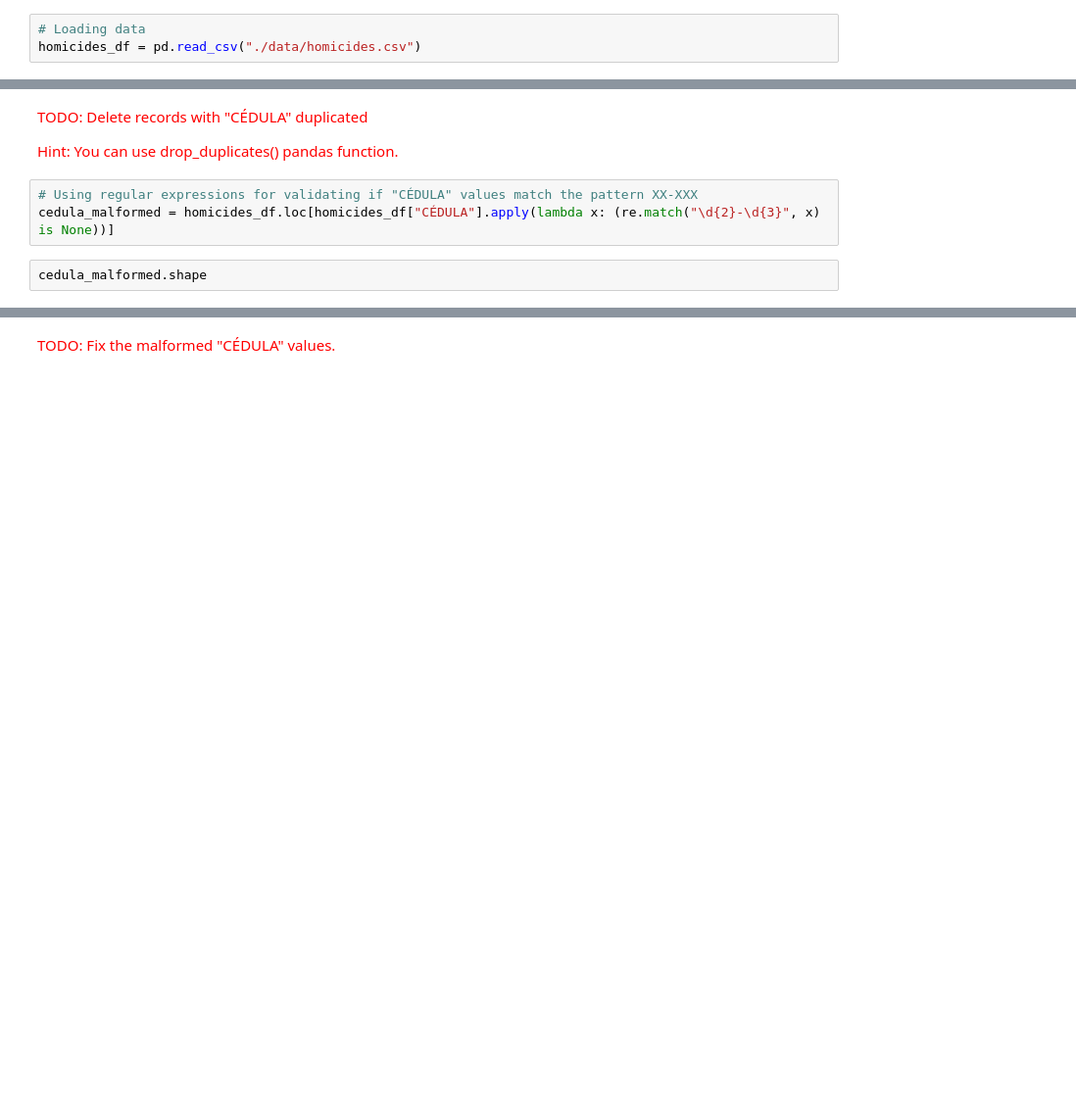
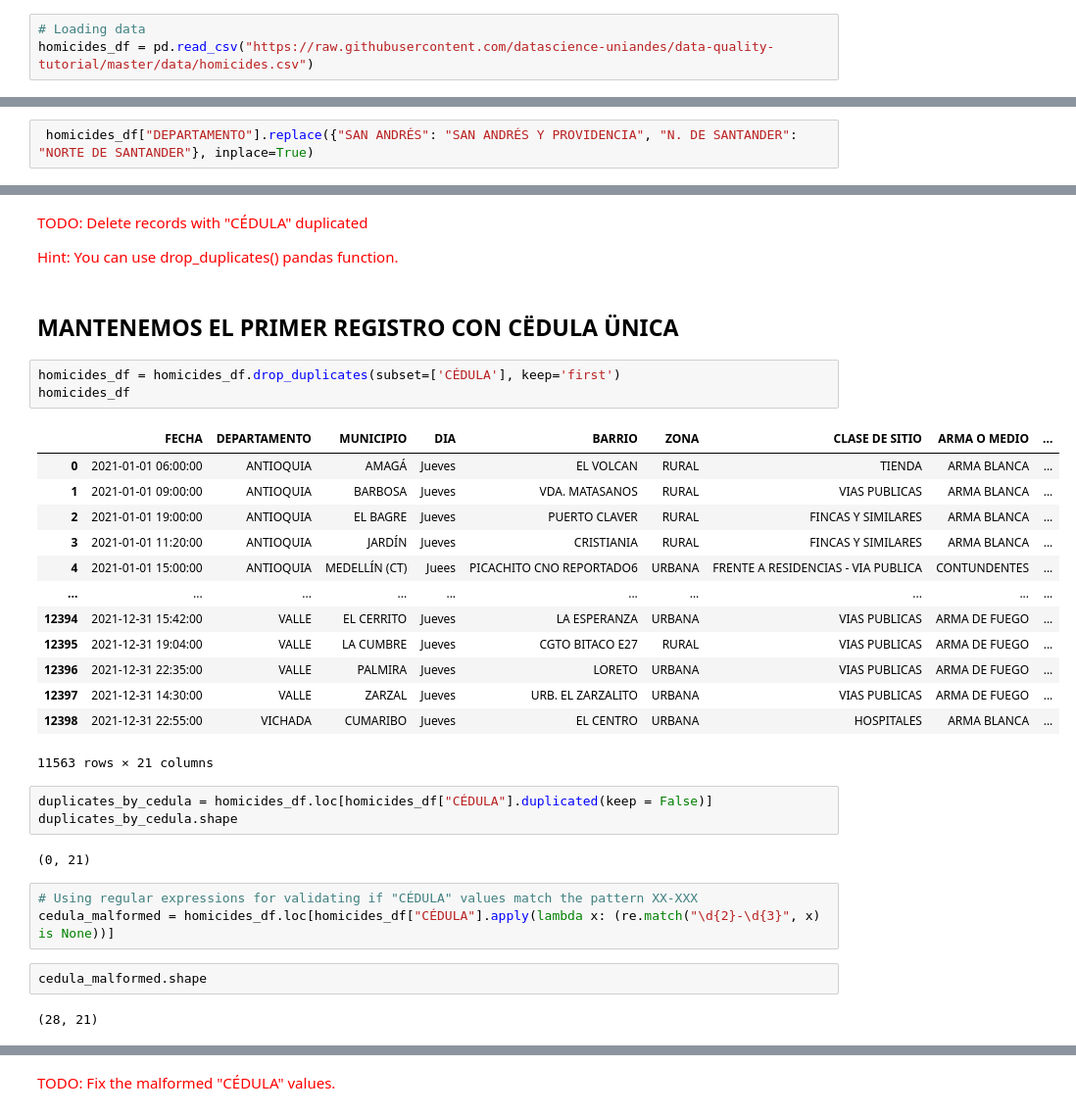
Before and after one commit to lmencisoe/CDA, a Jupyter notebook: Bono/Bono_Lm_enciso.ipynb, the cells around one changed output, grey strips where cells are left out. Shown: that part at 98% size. Drawn from its saved outputs; the diff is of its cells as text; blank space fills up the shorter version.

```diff
--- a/Bono/Bono_Lm_enciso.ipynb
+++ b/Bono/Bono_Lm_enciso.ipynb
@@ -30,7 +35,7 @@ import pylev
 pd.set_option('display.max_columns', None)
 # %%
 # Loading data
-homicides_df = pd.read_csv("./data/homicides.csv")
+homicides_df = pd.read_csv("https://raw.githubusercontent.com/datascience-uniandes/data-quality-tutorial/master/data/homicides.csv")
 # %%
 # Printing the dataset dimensions
 homicides_df.shape
@@ -106,0 +183,2 @@ homicides_df.loc[~homicides_df["DEPARTAMENTO"].isin(departments_list), "DEPARTAM
+# %%
+ homicides_df["DEPARTAMENTO"].replace({"SAN ANDRÉS": "SAN ANDRÉS Y PROVIDENCIA", "N. DE SANTANDER": "NORTE DE SANTANDER"}, inplace=True)
@@ -116,10 +208,36 @@ duplicates_by_cedula.sort_values("CÉDULA", ascending = True).head(6)
 <span style="color:red">TODO: Delete records with "CÉDULA" duplicated</span>
 
 <span style="color:red">Hint: You can use drop_duplicates() pandas function.</span>
+# %% [markdown]
+## **MANTENEMOS EL PRIMER REGISTRO CON CËDULA ÜNICA**
+# %%
+homicides_df = homicides_df.drop_duplicates(subset=['CÉDULA'], keep='first')
+homicides_df
+# %% [output]
+|  | FECHA | DEPARTAMENTO | MUNICIPIO | DIA | BARRIO | ZONA | CLASE DE SITIO | ARMA O MEDIO | ... |
+| 0 | 2021-01-01 06:00:00 | ANTIOQUIA | AMAGÁ | Jueves | EL VOLCAN | RURAL | TIENDA | ARMA BLANCA | ... |
+| 1 | 2021-01-01 09:00:00 | ANTIOQUIA | BARBOSA | Jueves | VDA. MATASANOS | RURAL | VIAS PUBLICAS | ARMA BLANCA | ... |
+| 2 | 2021-01-01 19:00:00 | ANTIOQUIA | EL BAGRE | Jueves | PUERTO CLAVER | RURAL | FINCAS Y SIMILARES | ARMA BLANCA | ... |
+| 3 | 2021-01-01 11:20:00 | ANTIOQUIA | JARDÍN | Jueves | CRISTIANIA | RURAL | FINCAS Y SIMILARES | ARMA BLANCA | ... |
+| 4 | 2021-01-01 15:00:00 | ANTIOQUIA | MEDELLÍN (CT) | Juees | PICACHITO CNO REPORTADO6 | URBANA | FRENTE A RESIDENCIAS - VIA PUBLICA | CONTUNDENTES | ... |
+| ... | ... | ... | ... | ... | ... | ... | ... | ... | ... |
+| 12394 | 2021-12-31 15:42:00 | VALLE | EL CERRITO | Jueves | LA ESPERANZA | URBANA | VIAS PUBLICAS | ARMA DE FUEGO | ... |
+| 12395 | 2021-12-31 19:04:00 | VALLE | LA CUMBRE | Jueves | CGTO BITACO E27 | RURAL | VIAS PUBLICAS | ARMA DE FUEGO | ... |
+| 12396 | 2021-12-31 22:35:00 | VALLE | PALMIRA | Jueves | LORETO | URBANA | VIAS PUBLICAS | ARMA DE FUEGO | ... |
+| 12397 | 2021-12-31 14:30:00 | VALLE | ZARZAL | Jueves | URB. EL ZARZALITO | URBANA | VIAS PUBLICAS | ARMA DE FUEGO | ... |
+| 12398 | 2021-12-31 22:55:00 | VICHADA | CUMARIBO | Jueves | EL CENTRO | URBANA | HOSPITALES | ARMA BLANCA | ... |
+11563 rows × 21 columns
+# %%
+duplicates_by_cedula = homicides_df.loc[homicides_df["CÉDULA"].duplicated(keep = False)]
+duplicates_by_cedula.shape
+# %% [output]
+(0, 21)
 # %%
 # Using regular expressions for validating if "CÉDULA" values match the pattern XX-XXX
 cedula_malformed = homicides_df.loc[homicides_df["CÉDULA"].apply(lambda x: (re.match("\d{2}-\d{3}", x) is None))]
 # %%
 cedula_malformed.shape
+# %% [output]
+(28, 21)
 # %%
 cedula_malformed.head(6)
```
Also changed, not shown: parts of 37 cells of this notebook.
